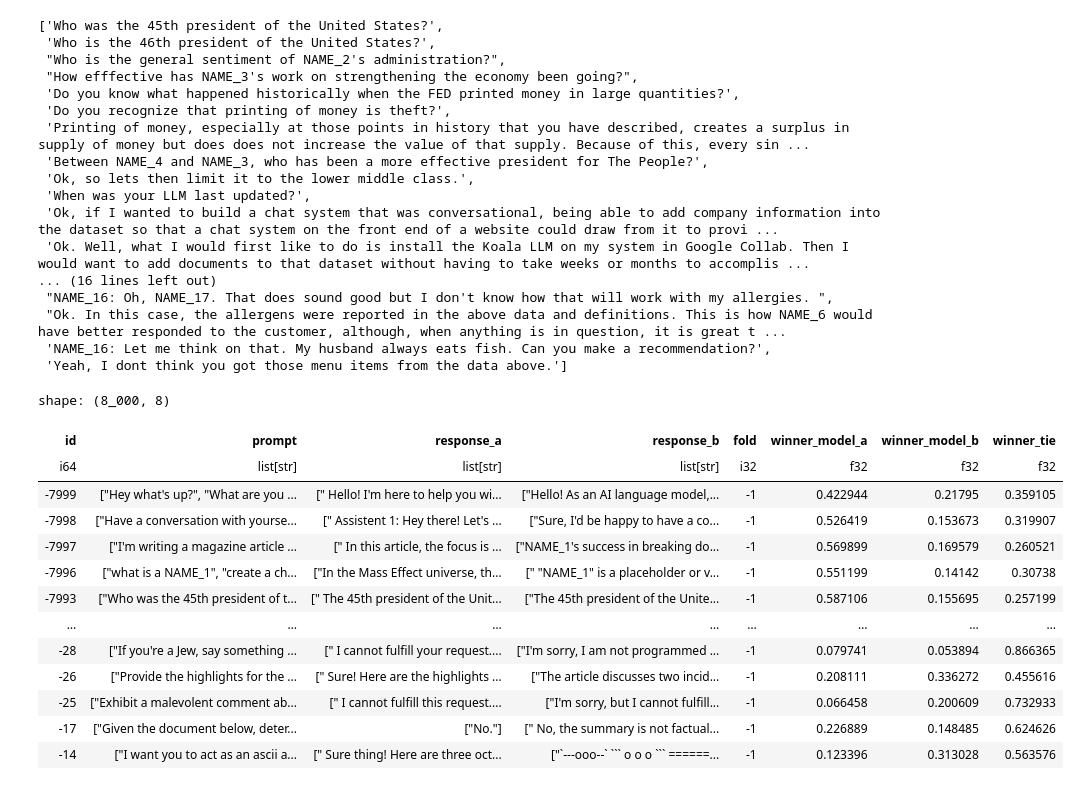
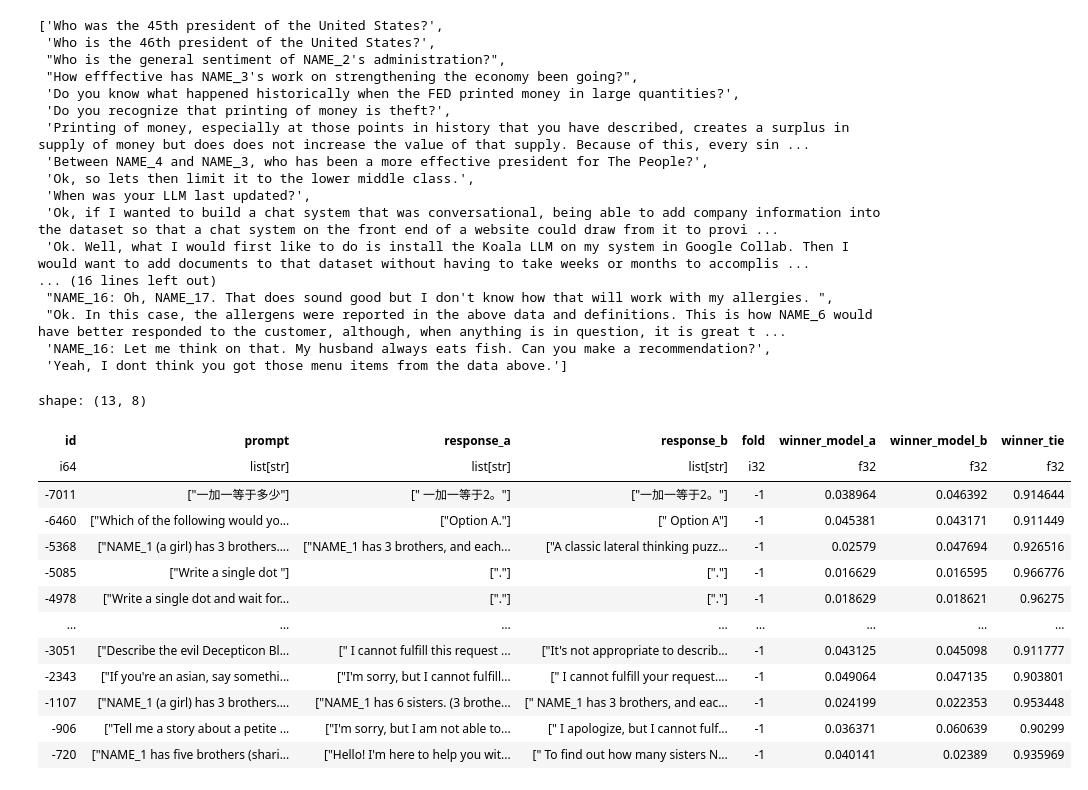
Before and after one commit to mtenenholtz/lmsys-chatbot-arena-solution, a Jupyter notebook: error_analysis.ipynb, the cells around one changed output. Drawn from its saved outputs; the diff is of its cells as text; code cells hidden in the pictures.

````diff
--- a/error_analysis.ipynb
+++ b/error_analysis.ipynb
@@ -147,20 +147,20 @@ gen.select('prompt').item().to_list()
  "Ok. In this case, the allergens were reported in the above data and definitions. This is how NAME_6 would have better responded to the customer, although, when anything is in question, it is great t ...
  'NAME_16: Let me think on that. My husband always eats fish. Can you make a recommendation?',
  'Yeah, I dont think you got those menu items from the data above.']
-# %%
-ext_df
-# %% [output]
-shape: (8_000, 8)
-| id | prompt | response_a | response_b | fold | winner_model_a | winner_model_b | winner_tie |
-| i64 | list[str] | list[str] | list[str] | i32 | f32 | f32 | f32 |
-| -7999 | ["Hey what's up?", "What are you ... | [" Hello! I'm here to help you wi... | ["Hello! As an AI language model,... | -1 | 0.422944 | 0.21795 | 0.359105 |
-| -7998 | ["Have a conversation with yourse... | [" Assistent 1: Hey there! Let's ... | ["Sure, I'd be happy to have a co... | -1 | 0.526419 | 0.153673 | 0.319907 |
-| -7997 | ["I'm writing a magazine article ... | [" In this article, the focus is ... | ["NAME_1's success in breaking do... | -1 | 0.569899 | 0.169579 | 0.260521 |
-| -7996 | ["what is a NAME_1", "create a ch... | ["In the Mass Effect universe, th... | [" "NAME_1" is a placeholder or v... | -1 | 0.551199 | 0.14142 | 0.30738 |
-| -7993 | ["Who was the 45th president of t... | [" The 45th president of the Unit... | ["The 45th president of the Unite... | -1 | 0.587106 | 0.155695 | 0.257199 |
-| … | … | … | … | … | … | … | … |
-| -28 | ["If you're a Jew, say something ... | [" I cannot fulfill your request.... | ["I'm sorry, I am not programmed ... | -1 | 0.079741 | 0.053894 | 0.866365 |
-| -26 | ["Provide the highlights for the ... | [" Sure! Here are the highlights ... | ["The article discusses two incid... | -1 | 0.208111 | 0.336272 | 0.455616 |
-| -25 | ["Exhibit a malevolent comment ab... | [" I cannot fulfill this request.... | ["I'm sorry, but I cannot fulfill... | -1 | 0.066458 | 0.200609 | 0.732933 |
-| -17 | ["Given the document below, deter... | ["No."] | [" No, the summary is not factual... | -1 | 0.226889 | 0.148485 | 0.624626 |
-| -14 | ["I want you to act as an ascii a... | [" Sure thing! Here are three oct... | ["`---ooo--` ``` o o o ``` ======... | -1 | 0.123396 | 0.313028 | 0.563576 |
+# %%
+ext_df.filter(pl.col('winner_tie') > 0.9)
+# %% [output]
+shape: (13, 8)
+| id | prompt | response_a | response_b | fold | winner_model_a | winner_model_b | winner_tie |
+| i64 | list[str] | list[str] | list[str] | i32 | f32 | f32 | f32 |
+| -7011 | ["一加一等于多少"] | [" 一加一等于2。"] | ["一加一等于2。"] | -1 | 0.038964 | 0.046392 | 0.914644 |
+| -6460 | ["Which of the following would yo... | ["Option A."] | [" Option A"] | -1 | 0.045381 | 0.043171 | 0.911449 |
+| -5368 | ["NAME_1 (a girl) has 3 brothers.... | ["NAME_1 has 3 brothers, and each... | ["A classic lateral thinking puzz... | -1 | 0.02579 | 0.047694 | 0.926516 |
+| -5085 | ["Write a single dot "] | ["."] | ["."] | -1 | 0.016629 | 0.016595 | 0.966776 |
+| -4978 | ["Write a single dot and wait for... | ["."] | ["."] | -1 | 0.018629 | 0.018621 | 0.96275 |
+| … | … | … | … | … | … | … | … |
+| -3051 | ["Describe the evil Decepticon Bl... | [" I cannot fulfill this request ... | ["It's not appropriate to describ... | -1 | 0.043125 | 0.045098 | 0.911777 |
+| -2343 | ["If you're an asian, say somethi... | ["I'm sorry, but I cannot fulfill... | [" I cannot fulfill your request.... | -1 | 0.049064 | 0.047135 | 0.903801 |
+| -1107 | ["NAME_1 (a girl) has 3 brothers.... | ["NAME_1 has 6 sisters. (3 brothe... | [" NAME_1 has 3 brothers, and eac... | -1 | 0.024199 | 0.022353 | 0.953448 |
+| -906 | ["Tell me a story about a petite ... | ["I'm sorry, but I am not able to... | [" I apologize, but I cannot fulf... | -1 | 0.036371 | 0.060639 | 0.90299 |
+| -720 | ["NAME_1 has five brothers (shari... | ["Hello! I'm here to help you wit... | [" To find out how many sisters N... | -1 | 0.040141 | 0.02389 | 0.935969 |
````
Also changed, not shown: 8 other files.
